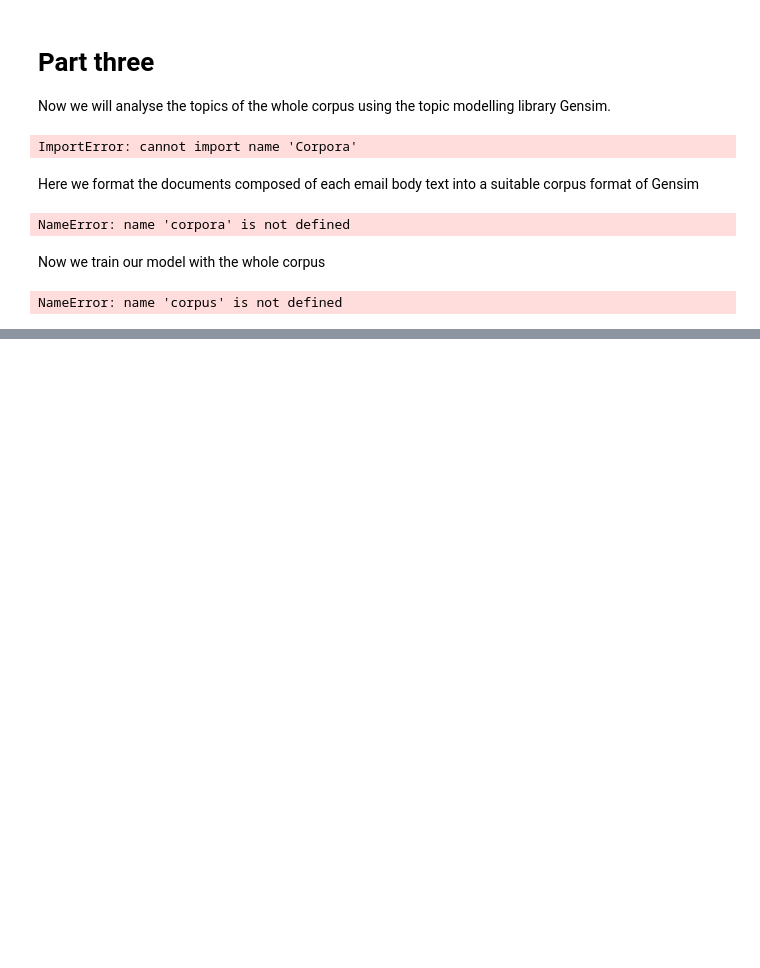
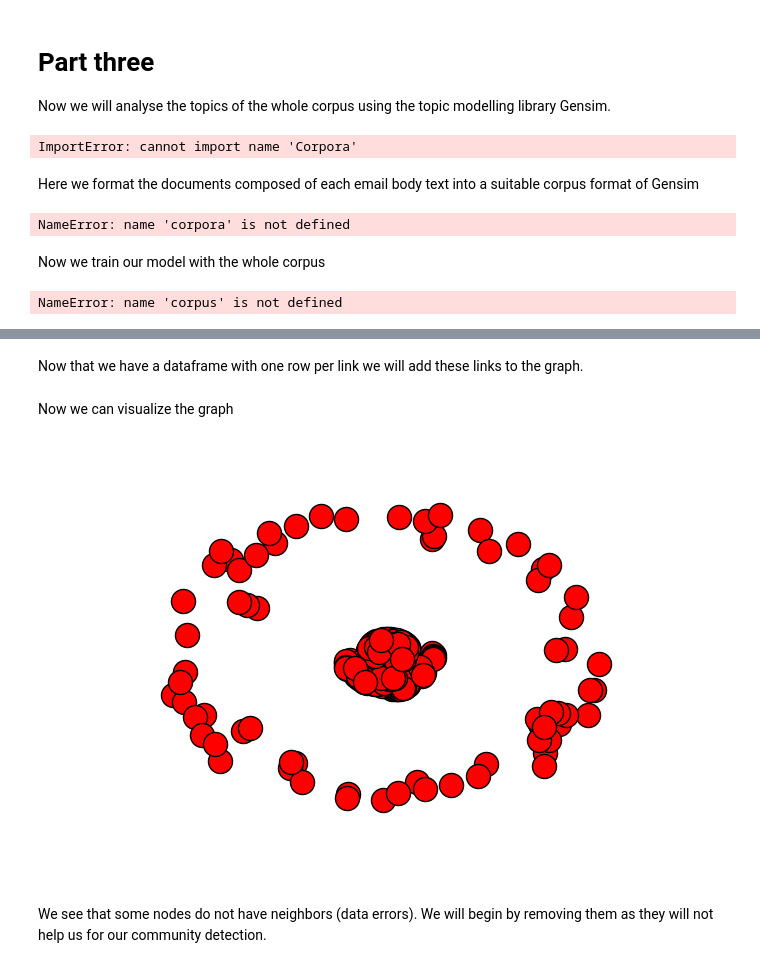
Before and after one commit to ThomVett/Homework, a Jupyter notebook: HW_05/Homework 5.ipynb, the cells around one changed output, grey strips where cells are left out. Cells and saved outputs as stored; diff of their text form; code cells hidden in the pictures; blank space fills up the shorter version.

```diff
--- a/HW_05/Homework 5.ipynb
+++ b/HW_05/Homework 5.ipynb
@@ -254,0 +282,5 @@ For the graph analysis, we will first begin by taking each e-mail author, which
+# %%
+receiverdf = pd.read_csv('hillary-clinton-emails/EmailReceivers.csv')
+#We keep only the EmailID and PersonId
+receiverID = receiverdf[['EmailId','PersonId']]
+receiverID.head()
@@ -254,0 +296,10 @@ For the graph analysis, we will first begin by taking each e-mail author, which
+# %%
+senderdf = pd.read_csv('hillary-clinton-emails/Emails.csv')
+senderID = senderdf[['Id','SenderPersonId']]
+
+#As there are a few NaN's we drop these columns
+senderID  = senderID.dropna()
+
+#We need to put the ID's in int otherwise we will not be able to build the graph
+senderID = senderID.astype(int)
+senderID.head()
@@ -254,0 +315,6 @@ For the graph analysis, we will first begin by taking each e-mail author, which
+# %%
+linksID = pd.merge(senderID,receiverID,left_on='Id',right_on='EmailId')
+
+#And we keep the columns of interest in the dataframe
+linksID = linksID[['SenderPersonId','PersonId']]
+linksID.head()
@@ -254,0 +328,15 @@ For the graph analysis, we will first begin by taking each e-mail author, which
+# %% [markdown]
+Now that we have a dataframe with one row per link we will add these links to the graph.
+# %%
+for l in linksID.index:
+    link = linksID.loc[l].values
+    graph.add_edge(link[0],link[1])
+# %% [markdown]
+Now we can visualize the graph
+# %%
+nx.draw(graph,pos=nx.spring_layout(graph))
+plt.show()
+# %% [output]
+[figure, added]
+# %% [markdown]
+We see that some nodes do not have neighbors (data errors). We will begin by removing them as they will not help us for our community detection.
```
Also changed, not shown: parts of 21 cells of this notebook.
